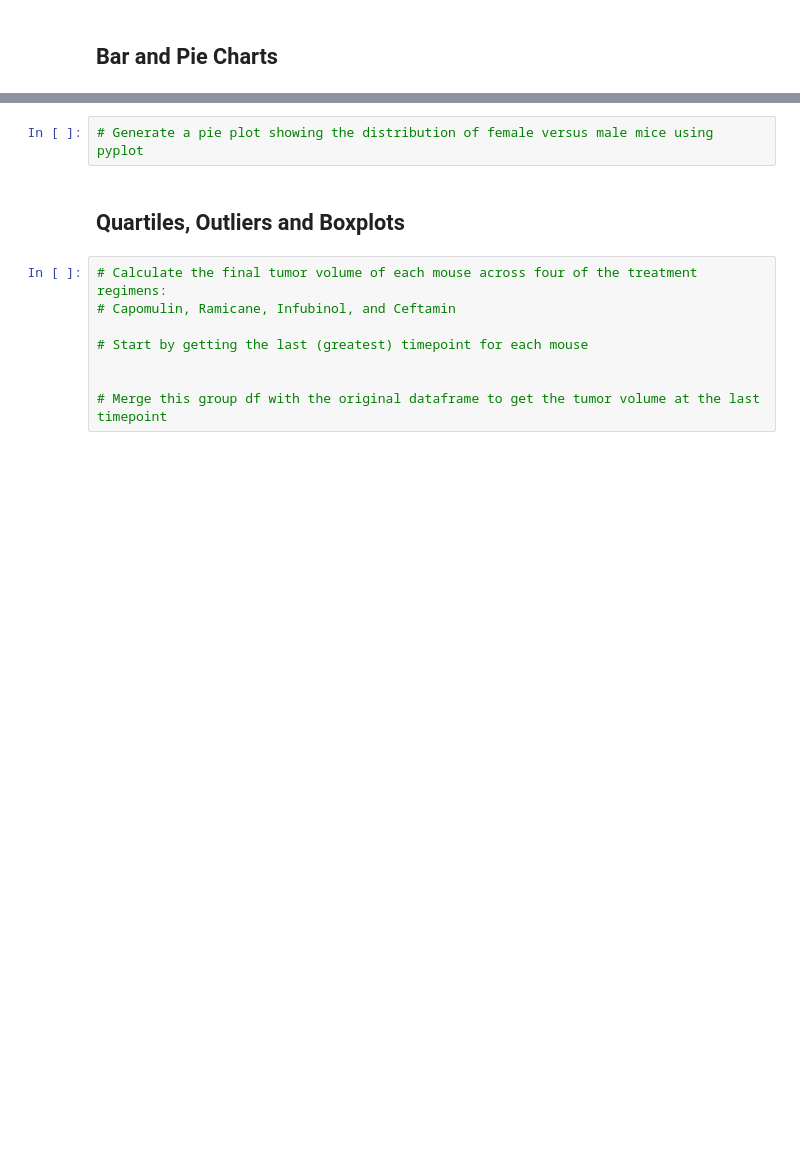
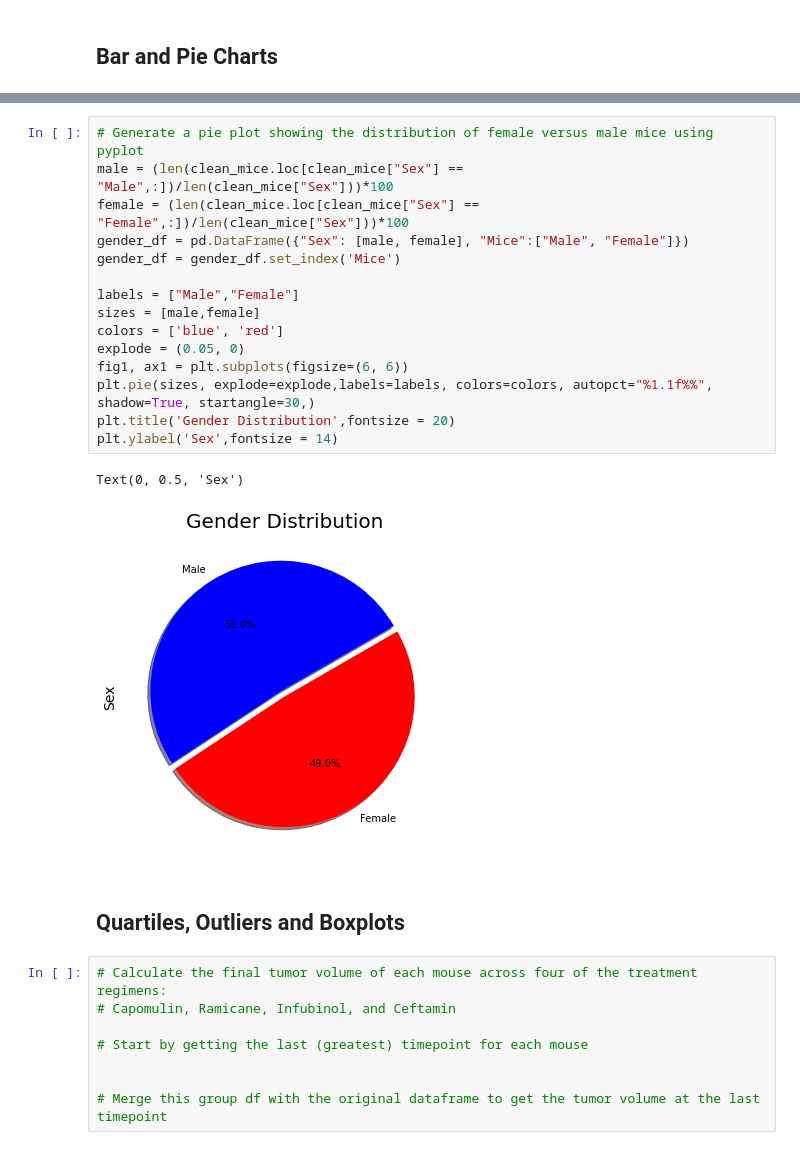
Before and after one commit to ipavlunin/Matplotlib-Challenge, a Jupyter notebook: Pymaceuticals/pymaceuticals_starter.ipynb, the cells around one changed output, grey strips where cells are left out. Drawn from its saved outputs; the diff is of its cells as text; blank space fills up the shorter version.

```diff
--- a/Pymaceuticals/pymaceuticals_starter.ipynb
+++ b/Pymaceuticals/pymaceuticals_starter.ipynb
@@ -149,5 +151,21 @@ plot = gender_df.plot.pie(y="Sex", figsize =(6, 6), explode=(0.05,0), colors = '
-# %%
-# Generate a pie plot showing the distribution of female versus male mice using pyplot
+# %%
+# Generate a pie plot showing the distribution of female versus male mice using pyplot
+male = (len(clean_mice.loc[clean_mice["Sex"] == "Male",:])/len(clean_mice["Sex"]))*100
+female = (len(clean_mice.loc[clean_mice["Sex"] == "Female",:])/len(clean_mice["Sex"]))*100
+gender_df = pd.DataFrame({"Sex": [male, female], "Mice":["Male", "Female"]})
+gender_df = gender_df.set_index('Mice')
+
+labels = ["Male","Female"]
+sizes = [male,female]
+colors = ['blue', 'red']
+explode = (0.05, 0)
+fig1, ax1 = plt.subplots(figsize=(6, 6))
+plt.pie(sizes, explode=explode,labels=labels, colors=colors, autopct="%1.1f%%", shadow=True, startangle=30,)
+plt.title('Gender Distribution',fontsize = 20)
+plt.ylabel('Sex',fontsize = 14)
+# %% [output]
+Text(0, 0.5, 'Sex')
+[figure, added]
 # %% [markdown]
 ## Quartiles, Outliers and Boxplots
 # %%
```
Also changed, not shown: parts of 3 cells of this notebook.
